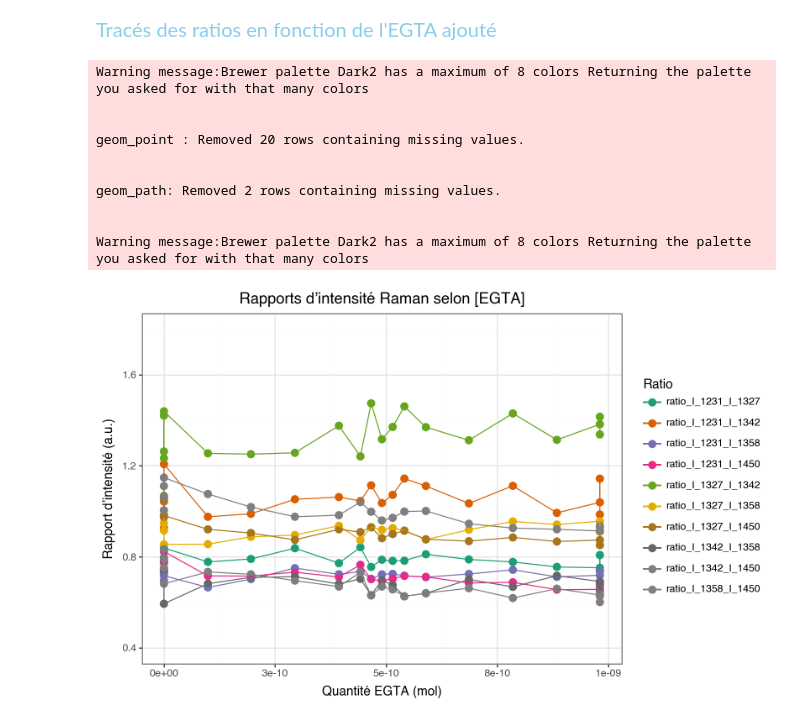
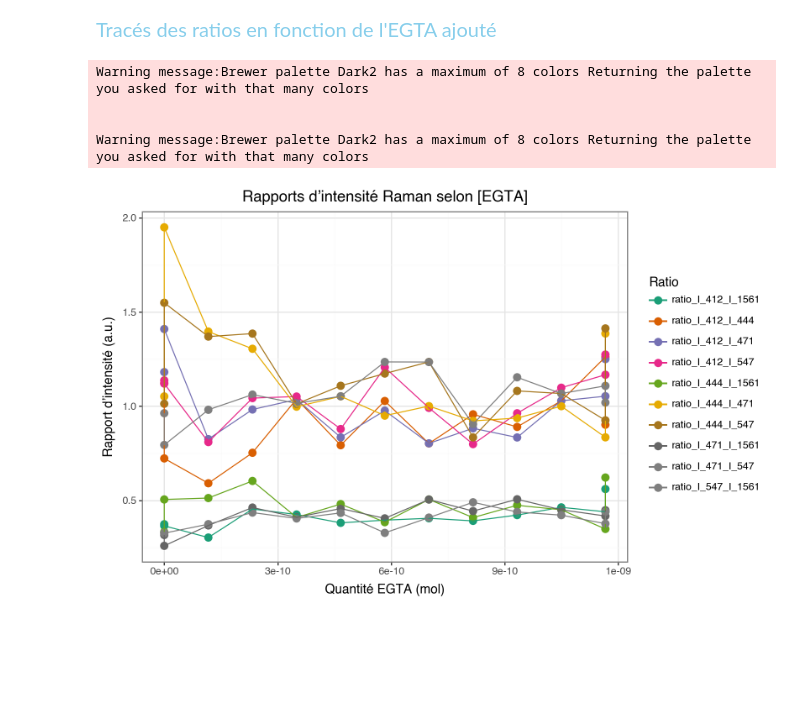
Before and after one commit to Alex-code-lab/spectroscopie_raman, a Jupyter notebook: jupyter_workflow.ipynb, the cells around one changed output. Drawn from its saved outputs; the diff is of its cells as text; code cells hidden in the pictures; blank space fills up the shorter version.

```diff
--- a/jupyter_workflow.ipynb
+++ b/jupyter_workflow.ipynb
@@ -51,7 +52,7 @@ import matplotlib.pyplot as plt
 # %% [markdown]
 <span style="color: skyblue; font-size: 20px; font-style: bold"> Paramètresde l'étude </span>
 # %%
-EXPERIMENT_NAME = "AS003"
+EXPERIMENT_NAME = "AS004"
 WAVELENGTH = "532nm"
 EXPERIMENT_FOLDER = EXPERIMENT_NAME + "_" +WAVELENGTH
 data_dir = os.path.join('/Users/souchaud/Documents/Travail/CitizenSers/Spectroscopie/', EXPERIMENT_FOLDER)
@@ -330,7 +343,8 @@ fig.show()
 <span style="color: skyblue; font-size: 20px; font-style: bold"> Définitions des pics d'étude </span>
 # %%
 # Liste des pics d’intérêt (en cm⁻¹)
-peaks = [1231, 1327, 1342, 1358, 1450]
+peaks = [1231, 1327, 1342, 1358, 1450] # 532nm
+peaks = [412, 444, 471, 547, 1561] # 785nm
 # %% [markdown]
 <span style="color: skyblue; font-size: 20px; font-style: bold"> Récupération des valeurs de pics </span>
 # %%
@@ -421,31 +435,26 @@ df_ratios = merged.melt(
 # %%
 # Tracé
 p = (
     ggplot(df_ratios, aes(x="n(EGTA) (mol)", y="Value", color="Ratio"))
     + geom_point(size=3)
     + geom_line(aes(group="Ratio"))
     + theme_bw()
     + labs(
         title="Rapports d’intensité Raman selon [EGTA]",
         x="Quantité EGTA (mol)",
         y="Rapport d’intensité (a.u.)"
     )
     + scale_color_brewer(type='qual', palette='Dark2')
     + scale_x_continuous(labels=lambda l: [f"{x:.0e}" for x in l])
     + theme(figure_size=(8, 5))
-    + ylim(0.4, 1.8)
+    # + ylim(0.4, 1.8)
+    #  + xlim(0, 1.5e-9)
 )
 
 p
 # %% [output]
 Warning message:Brewer palette Dark2 has a maximum of 8 colors Returning the palette you asked for with that many colors
 
 
-geom_point : Removed 20 rows containing missing values.
-
-
-geom_path: Removed 2 rows containing missing values.
-
-
 Warning message:Brewer palette Dark2 has a maximum of 8 colors Returning the palette you asked for with that many colors
-[figure, old version]
+[figure, new version]
```
Also changed, not shown: parts of 16 cells of this notebook, 9 other files.
